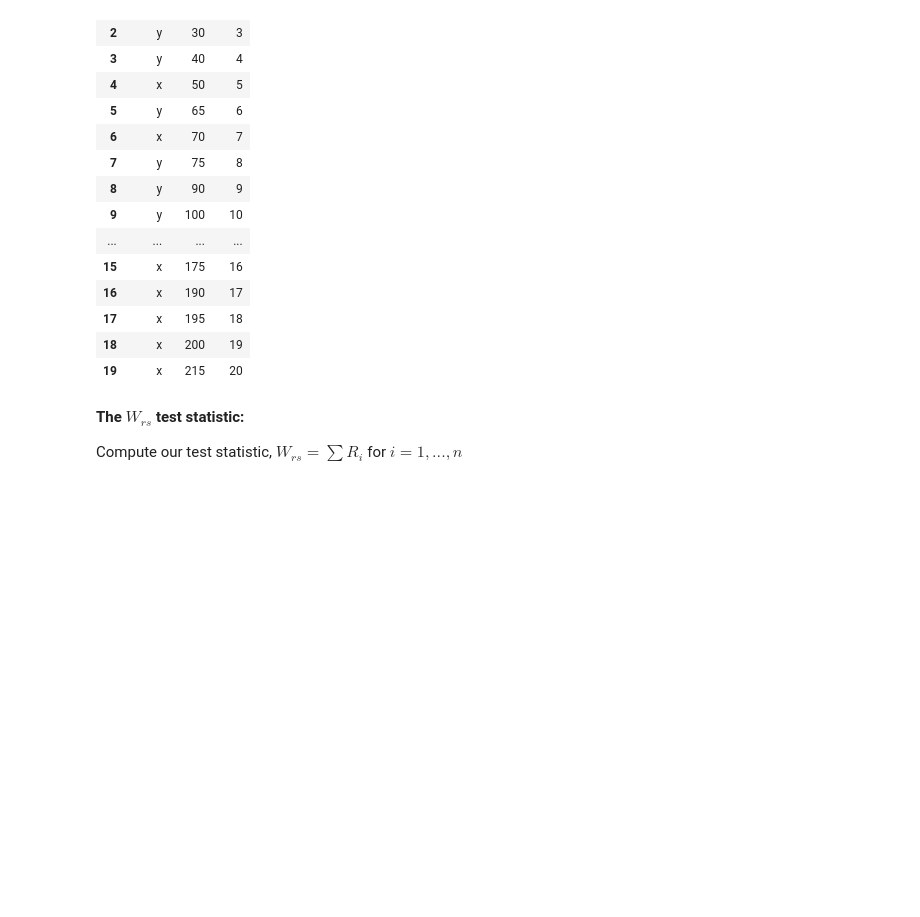
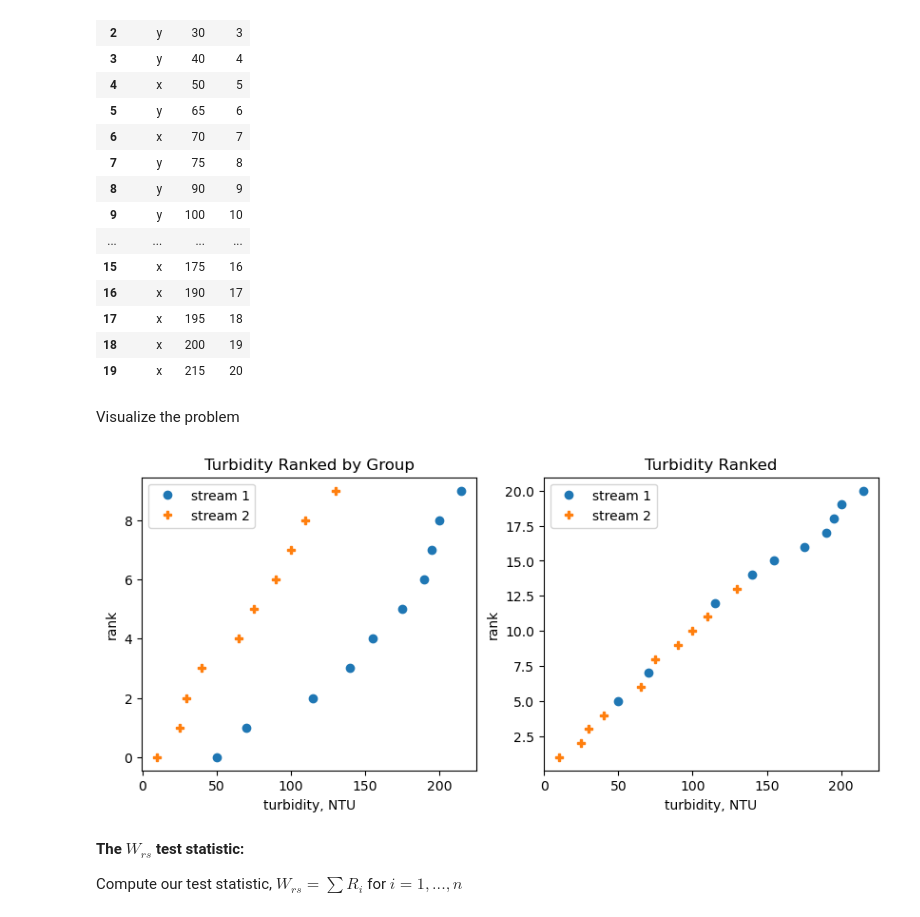
Before and after one commit to Mountain-Hydrology-Research-Group/data-analysis, a Jupyter notebook: book/modules/module3/lab3-1_solution.ipynb, the cells around one changed output. Cells and saved outputs as stored; diff of their text form; code cells hidden in the pictures; blank space fills up the shorter version.

```diff
--- a/book/modules/module3/lab3-1_solution.ipynb
+++ b/book/modules/module3/lab3-1_solution.ipynb
@@ -266,6 +279,26 @@ data_sorted
 | 17 | x | 195 | 18 |
 | 18 | x | 200 | 19 |
 | 19 | x | 215 | 20 |
+# %% [markdown]
+Visualize the problem
+# %%
+fig, [ax1, ax2] = plt.subplots(nrows=1, ncols=2, figsize=(10,4))
+
+ax1.plot(np.sort(x), np.arange(len(x)), 'o',c='tab:blue', label='stream 1')
+ax1.plot(np.sort(y), np.arange(len(y)), 'P',c='tab:orange', label='stream 2')
+ax1.legend()
+ax1.set_xlabel('turbidity, NTU')
+ax1.set_ylabel('rank')
+ax1.set_title('Turbidity Ranked by Group');
+
+ax2.plot(data_sorted.loc[data_sorted.group=='x']['value'],data_sorted.loc[data_sorted.group=='x']['rank'],'o',c='tab:blue', label='stream 1')
+ax2.plot(data_sorted.loc[data_sorted.group=='y']['value'],data_sorted.loc[data_sorted.group=='y']['rank'],'P',c='tab:orange', label='stream 2')
+ax2.legend()
+ax2.set_xlabel('turbidity, NTU')
+ax2.set_ylabel('rank')
+ax2.set_title('Turbidity Ranked');
+# %% [output]
+[figure, added]
 # %% [markdown]
 **The $W_{rs}$ test statistic:**
 
```
Also changed, not shown: parts of 2 cells of this notebook.
